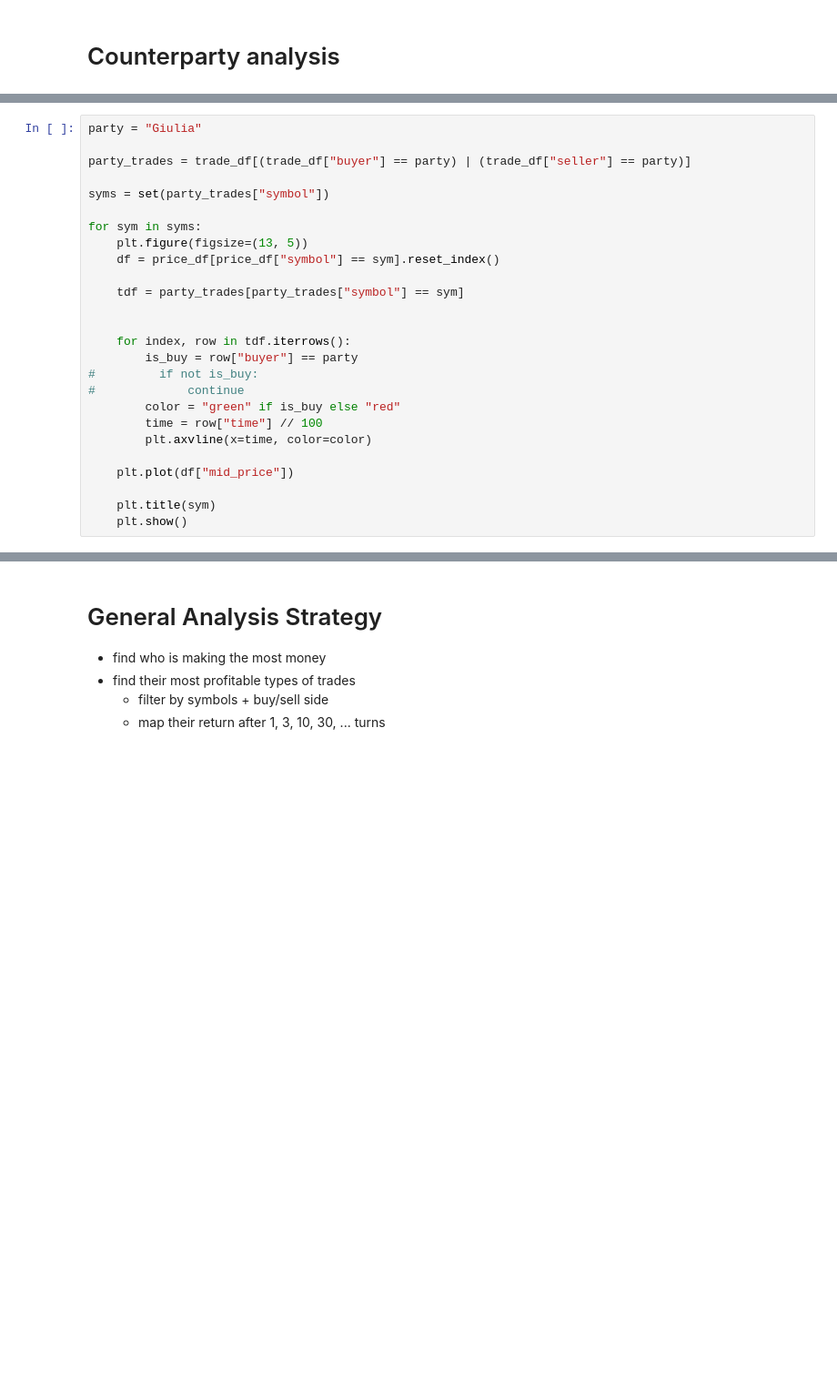
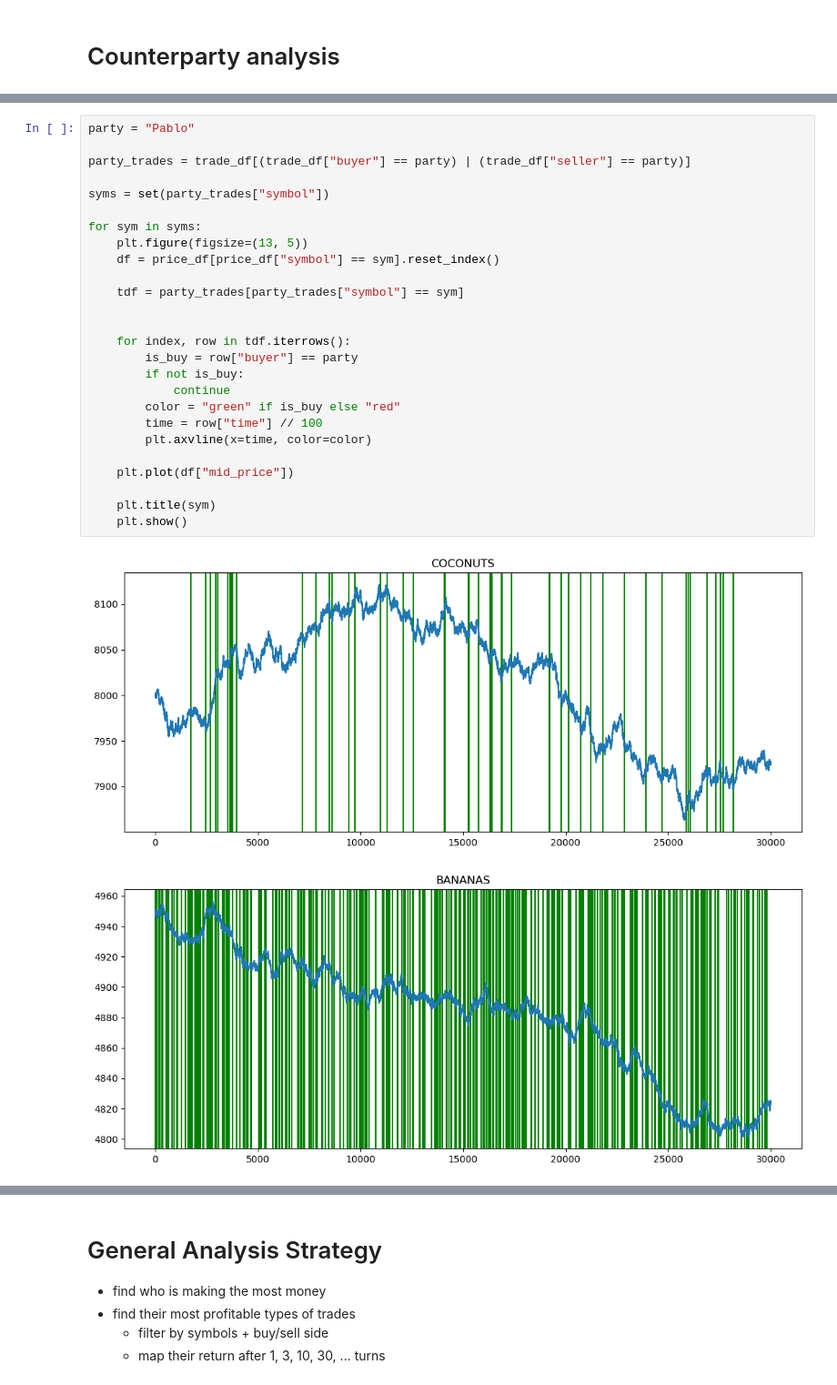
Before and after one commit to rzhan11/IMCTradingComp23, a Jupyter notebook: nbs/stats learning-round 5.ipynb, the cells around one changed output, grey strips where cells are left out. Shown at 91% size. Saved outputs shown, nothing was run; the diff lists cells and outputs as text; blank space fills up the shorter version.

```diff
--- a/nbs/stats learning-round 5.ipynb
+++ b/nbs/stats learning-round 5.ipynb
@@ -261,26 +266,29 @@ for sym in _symbols:
 # %%
-party = "Giulia"
+party = "Pablo"
 
 party_trades = trade_df[(trade_df["buyer"] == party) | (trade_df["seller"] == party)]
 
 syms = set(party_trades["symbol"])
 
 for sym in syms:
     plt.figure(figsize=(13, 5))
     df = price_df[price_df["symbol"] == sym].reset_index()
 
     tdf = party_trades[party_trades["symbol"] == sym]
 
 
     for index, row in tdf.iterrows():
         is_buy = row["buyer"] == party
-#         if not is_buy:
-#             continue
+        if not is_buy:
+            continue
         color = "green" if is_buy else "red"
         time = row["time"] // 100
         plt.axvline(x=time, color=color)
 
     plt.plot(df["mid_price"])
 
     plt.title(sym)
     plt.show()
+# %% [output]
+[figure, added]
+[figure, added]
```
Also changed, not shown: parts of 32 cells of this notebook, 2 other files.
